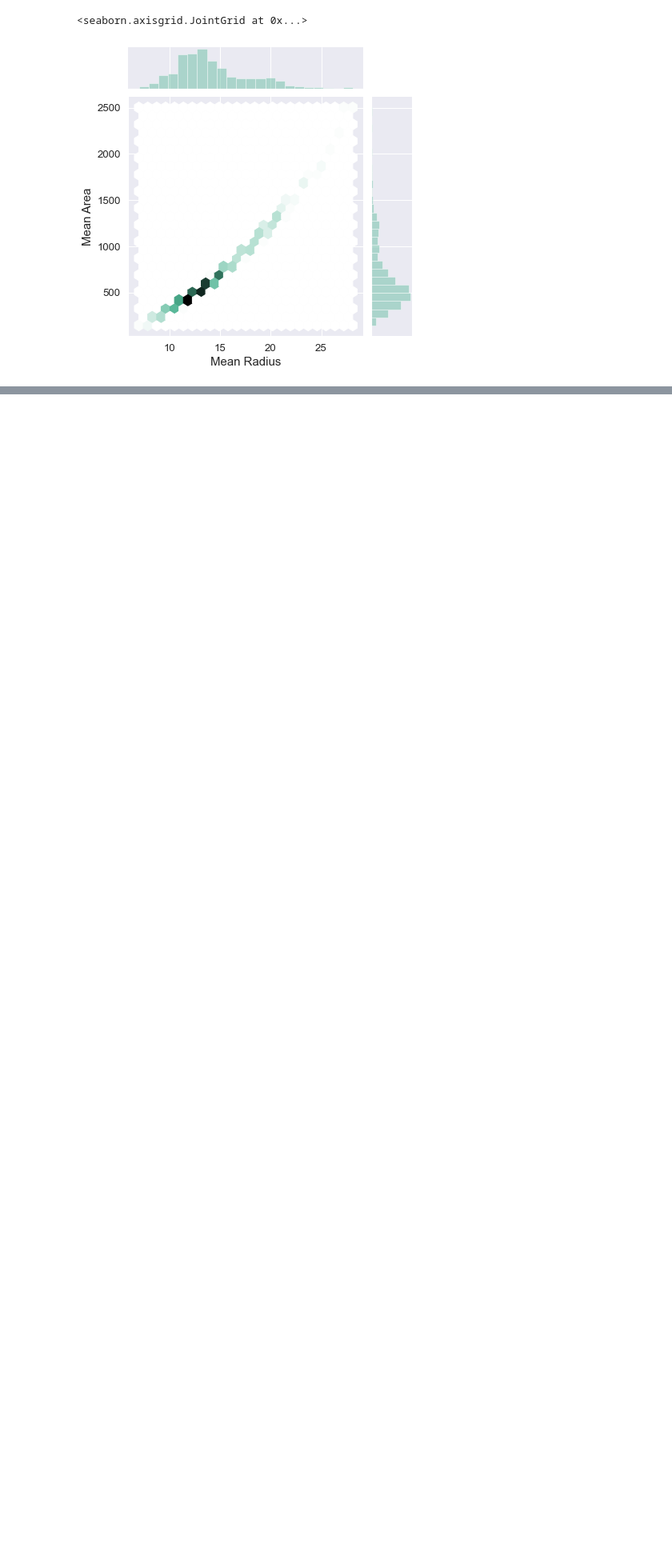
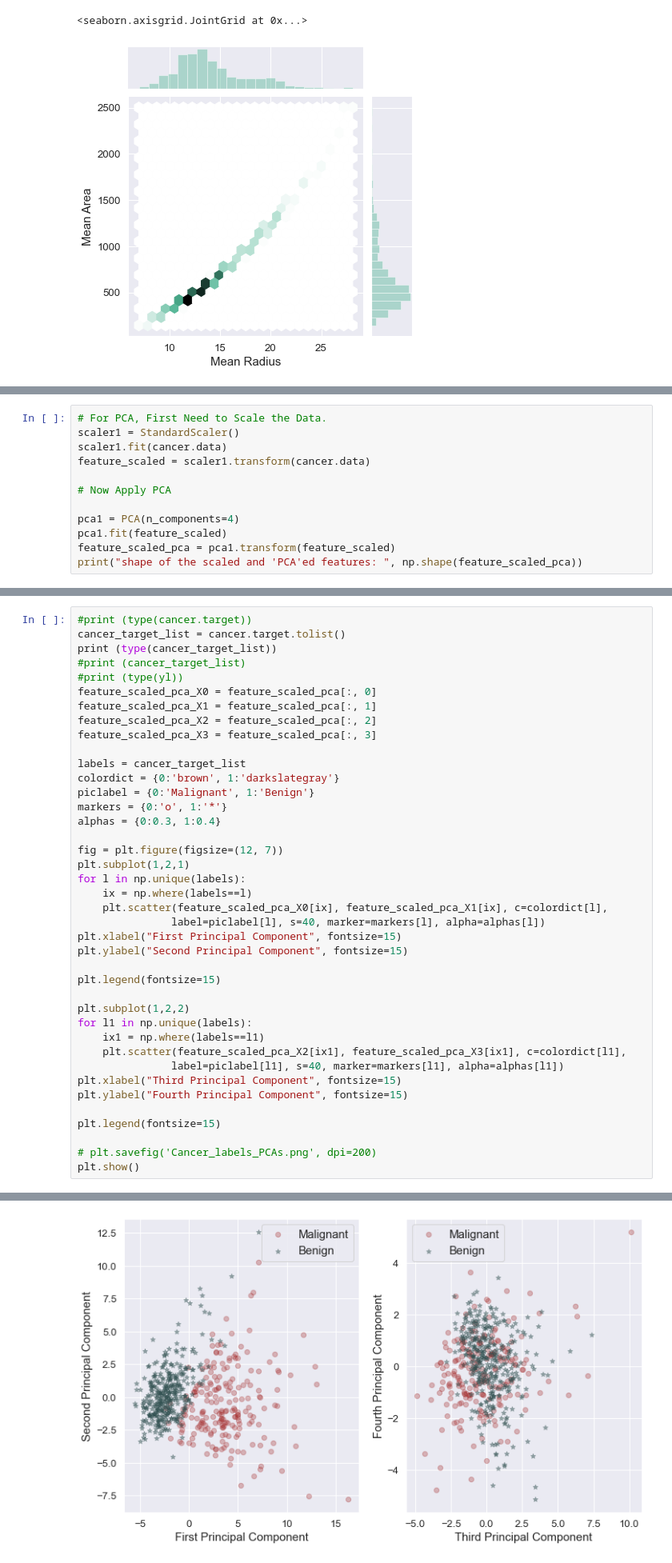
Before and after one commit to andromeda0505/Machine-Learning-Projects-, a Jupyter notebook: Support Vector Machine .ipynb, the cells around one changed output, grey strips where cells are left out. Shown: that part at 80% size. Cells and saved outputs as stored; diff of their text form; blank space fills up the shorter version.

```diff
--- a/Support Vector Machine .ipynb
+++ b/Support Vector Machine .ipynb
@@ -88,0 +159,12 @@ j.set_axis_labels('Mean Radius', 'Mean Area', fontsize=15)
+# %%
+# For PCA, First Need to Scale the Data.
+scaler1 = StandardScaler()
+scaler1.fit(cancer.data)
+feature_scaled = scaler1.transform(cancer.data)
+
+# Now Apply PCA
+
+pca1 = PCA(n_components=4)
+pca1.fit(feature_scaled)
+feature_scaled_pca = pca1.transform(feature_scaled)
+print("shape of the scaled and 'PCA'ed features: ", np.shape(feature_scaled_pca))
@@ -88,0 +185,41 @@ j.set_axis_labels('Mean Radius', 'Mean Area', fontsize=15)
+# %%
+#print (type(cancer.target))
+cancer_target_list = cancer.target.tolist()
+print (type(cancer_target_list))
+#print (cancer_target_list)
+#print (type(yl))
+feature_scaled_pca_X0 = feature_scaled_pca[:, 0]
+feature_scaled_pca_X1 = feature_scaled_pca[:, 1]
+feature_scaled_pca_X2 = feature_scaled_pca[:, 2]
+feature_scaled_pca_X3 = feature_scaled_pca[:, 3]
+
+labels = cancer_target_list
+colordict = {0:'brown', 1:'darkslategray'}
+piclabel = {0:'Malignant', 1:'Benign'}
+markers = {0:'o', 1:'*'}
+alphas = {0:0.3, 1:0.4}
+
+fig = plt.figure(figsize=(12, 7))
+plt.subplot(1,2,1)
+for l in np.unique(labels):
+    ix = np.where(labels==l)
+    plt.scatter(feature_scaled_pca_X0[ix], feature_scaled_pca_X1[ix], c=colordict[l],
+               label=piclabel[l], s=40, marker=markers[l], alpha=alphas[l])
+plt.xlabel("First Principal Component", fontsize=15)
+plt.ylabel("Second Principal Component", fontsize=15)
+
+plt.legend(fontsize=15)
+
+plt.subplot(1,2,2)
+for l1 in np.unique(labels):
+    ix1 = np.where(labels==l1)
+    plt.scatter(feature_scaled_pca_X2[ix1], feature_scaled_pca_X3[ix1], c=colordict[l1],
+               label=piclabel[l1], s=40, marker=markers[l1], alpha=alphas[l1])
+plt.xlabel("Third Principal Component", fontsize=15)
+plt.ylabel("Fourth Principal Component", fontsize=15)
+
+plt.legend(fontsize=15)
+
+# plt.savefig('Cancer_labels_PCAs.png', dpi=200)
+plt.show()
+# %% [output]
@@ -88,0 +227 @@ j.set_axis_labels('Mean Radius', 'Mean Area', fontsize=15)
+[figure, added]
```
Also changed, not shown: parts of 25 cells of this notebook, 1 other file.
